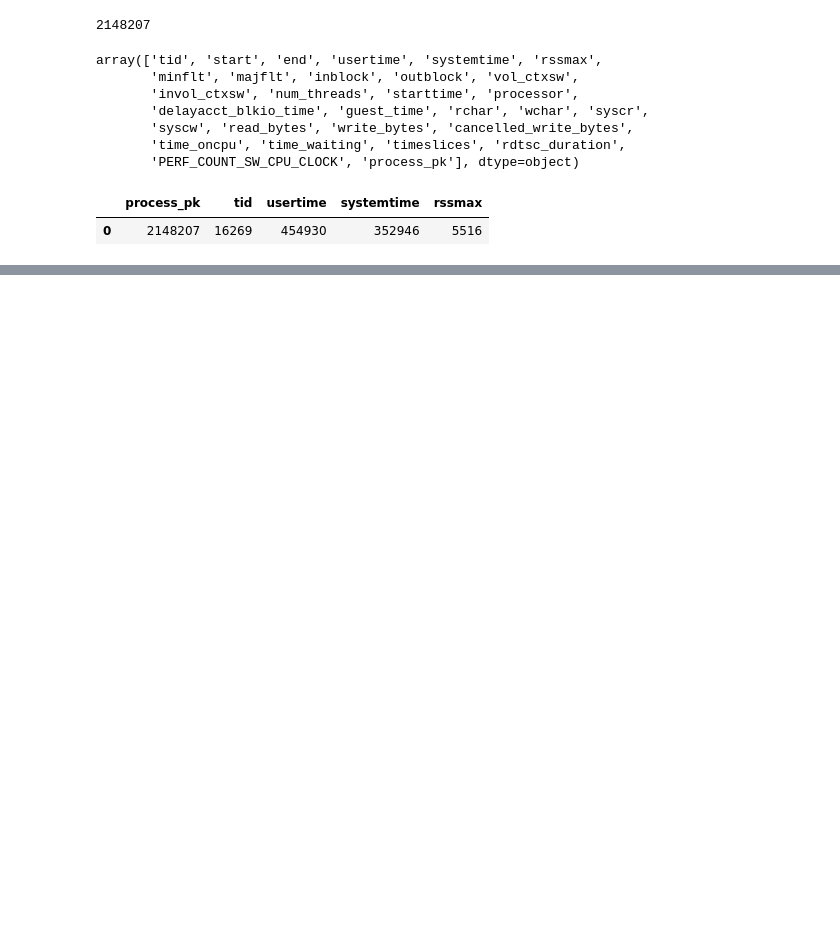
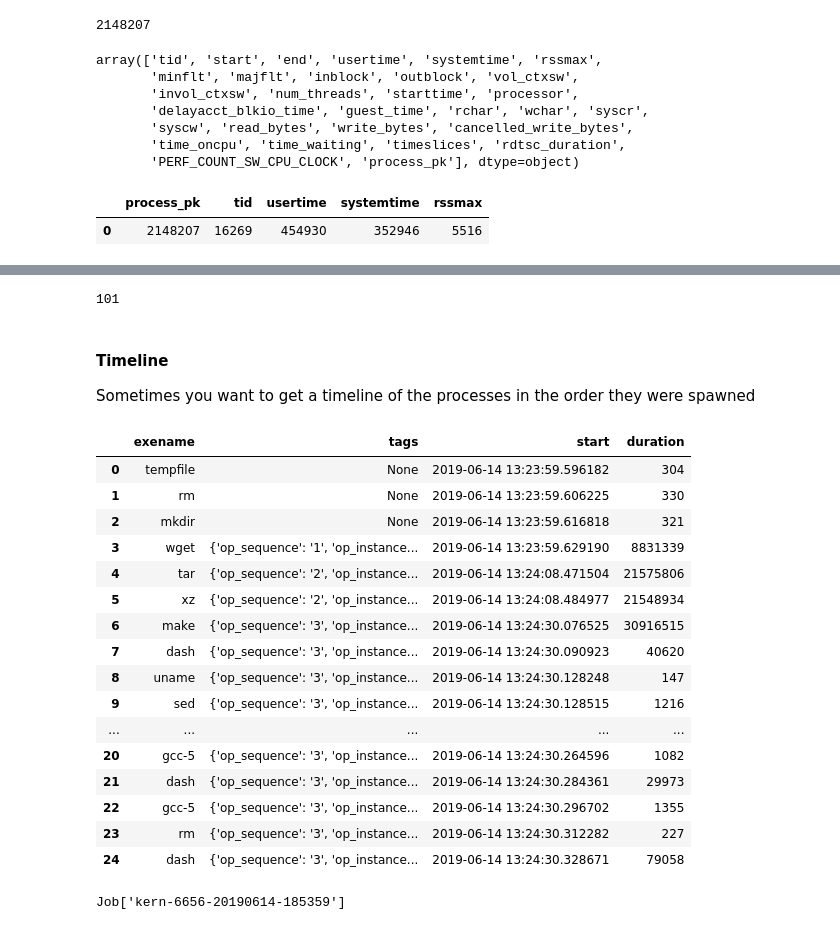
Before and after one commit to ilaflott/epmt, a Jupyter notebook: Query-API.ipynb, the cells around one changed output, grey strips where cells are left out. Cells and saved outputs as stored; diff of their text form; code cells hidden in the pictures; blank space fills up the shorter version.

```diff
--- a/Query-API.ipynb
+++ b/Query-API.ipynb
@@ -644,3 +786,45 @@ j
+# %%
+# Above, you notice the build operation's root process 'make' took
+# a long time
+
+# Now let's see if any process failed in the build phase
+# If you use 'orm' you get access to 'count', which is superfast as it
+# uses sql to a count directly rather than load all the fields of the matching processes
+eq.get_procs('kern-6656-20190614-185359', tag = 'op:build', fltr='p.exitcode != 0', fmt='orm').count()
+# %% [output]
+101
+# %% [markdown]
+#### <a name="timeline">Timeline</a>
+Sometimes you want to get a timeline of the processes in the order they were spawned
+# %%
+procs = eq.timeline('kern-6656-20190614-185359', fmt='pandas', limit=25)
+procs[['exename', 'tags', 'start', 'duration']]
+# %% [output]
+|  | exename | tags | start | duration |
+| 0 | tempfile | None | 2019-06-14 13:23:59.596182 | 304 |
+| 1 | rm | None | 2019-06-14 13:23:59.606225 | 330 |
+| 2 | mkdir | None | 2019-06-14 13:23:59.616818 | 321 |
+| 3 | wget | {'op_sequence': '1', 'op_instance... | 2019-06-14 13:23:59.629190 | 8831339 |
+| 4 | tar | {'op_sequence': '2', 'op_instance... | 2019-06-14 13:24:08.471504 | 21575806 |
+| 5 | xz | {'op_sequence': '2', 'op_instance... | 2019-06-14 13:24:08.484977 | 21548934 |
+| 6 | make | {'op_sequence': '3', 'op_instance... | 2019-06-14 13:24:30.076525 | 30916515 |
+| 7 | dash | {'op_sequence': '3', 'op_instance... | 2019-06-14 13:24:30.090923 | 40620 |
+| 8 | uname | {'op_sequence': '3', 'op_instance... | 2019-06-14 13:24:30.128248 | 147 |
+| 9 | sed | {'op_sequence': '3', 'op_instance... | 2019-06-14 13:24:30.128515 | 1216 |
+| ... | ... | ... | ... | ... |
+| 20 | gcc-5 | {'op_sequence': '3', 'op_instance... | 2019-06-14 13:24:30.264596 | 1082 |
+| 21 | dash | {'op_sequence': '3', 'op_instance... | 2019-06-14 13:24:30.284361 | 29973 |
+| 22 | gcc-5 | {'op_sequence': '3', 'op_instance... | 2019-06-14 13:24:30.296702 | 1355 |
+| 23 | rm | {'op_sequence': '3', 'op_instance... | 2019-06-14 13:24:30.312282 | 227 |
+| 24 | dash | {'op_sequence': '3', 'op_instance... | 2019-06-14 13:24:30.328671 | 79058 |
+# %%
+# Advanced topic:
+# The orm also gives an easy way to navigate the process hierarchy
+# Let's use the ORM directly to walk through the job
+j = eq.get_jobs('kern-6656-20190614-185359', fmt='orm').first()
+j
+# %% [output]
+Job['kern-6656-20190614-185359']
 # %%
 # Notice we have a Job object. The processes in the job
 # are available as j.processes
```
Also changed, not shown: parts of 92 cells of this notebook.
